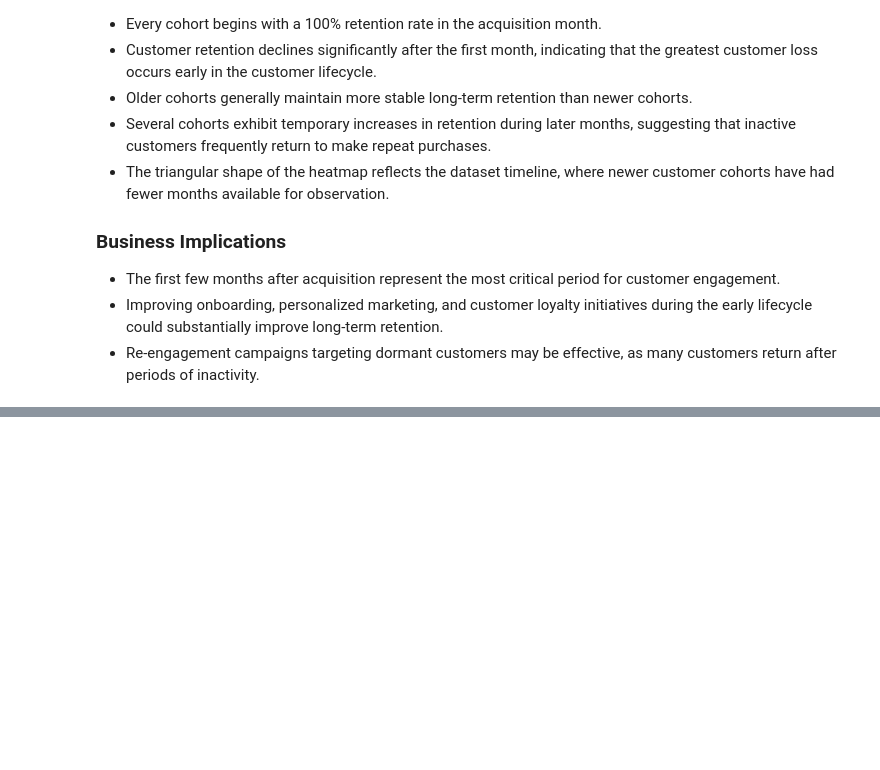
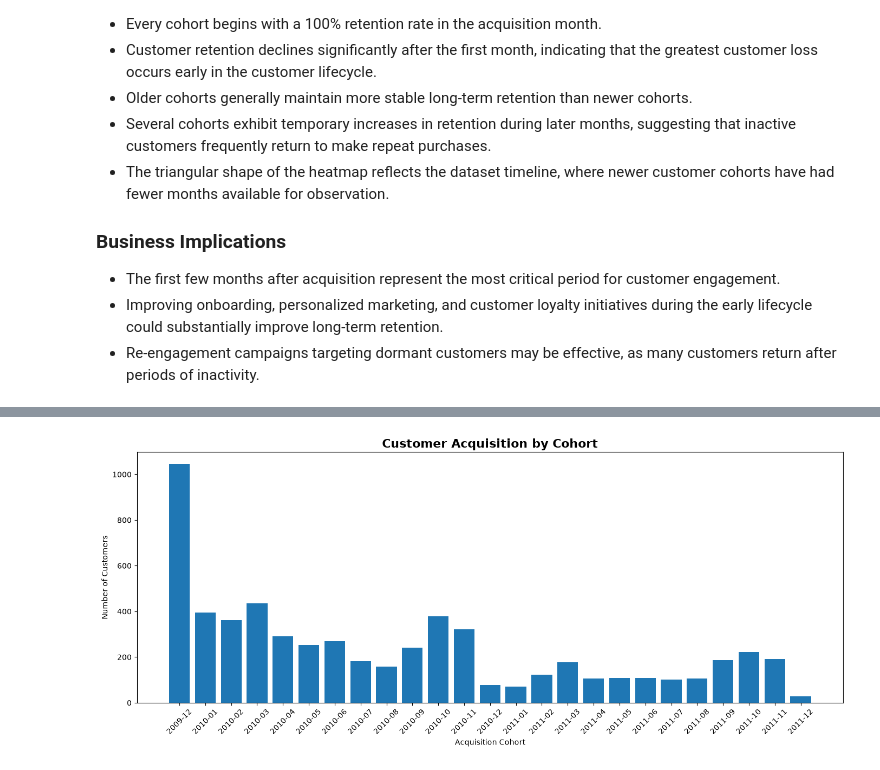
Before and after one commit to Tamoze/SaaS-ECommerce-Cohort-Retention-CLTV-Analysis, a Jupyter notebook: notebooks/02_cohort_analysis.ipynb, the cells around one changed output, grey strips where cells are left out. Cells and saved outputs as stored; diff of their text form; code cells hidden in the pictures; blank space fills up the shorter version.

```diff
--- a/notebooks/02_cohort_analysis.ipynb
+++ b/notebooks/02_cohort_analysis.ipynb
@@ -691,0 +849,12 @@ The cohort retention heatmap reveals several important customer behavior pattern
+# %%
+# ==========================================
+# Cohort Size Analysis
+# ==========================================
+
+cohort_size = (
+    cohort_data[cohort_data["CohortIndex"] == 1]
+    .copy()
+    .rename(columns={"TotalCustomers": "CohortSize"})
+)
+
+cohort_size
@@ -691,0 +879,28 @@ The cohort retention heatmap reveals several important customer behavior pattern
+# %%
+# ==========================================
+# Plot Cohort Sizes
+# ==========================================
+
+plt.figure(figsize=(14,6))
+
+plt.bar(
+    cohort_size["CohortMonth"].astype(str),
+    cohort_size["CohortSize"]
+)
+
+plt.title(
+    "Customer Acquisition by Cohort",
+    fontsize=16,
+    weight="bold"
+)
+
+plt.xlabel("Acquisition Cohort")
+plt.ylabel("Number of Customers")
+
+plt.xticks(rotation=45)
+
+plt.tight_layout()
+
+plt.show()
+# %% [output]
+[figure, added]
```
Also changed, not shown: parts of 18 cells of this notebook.
